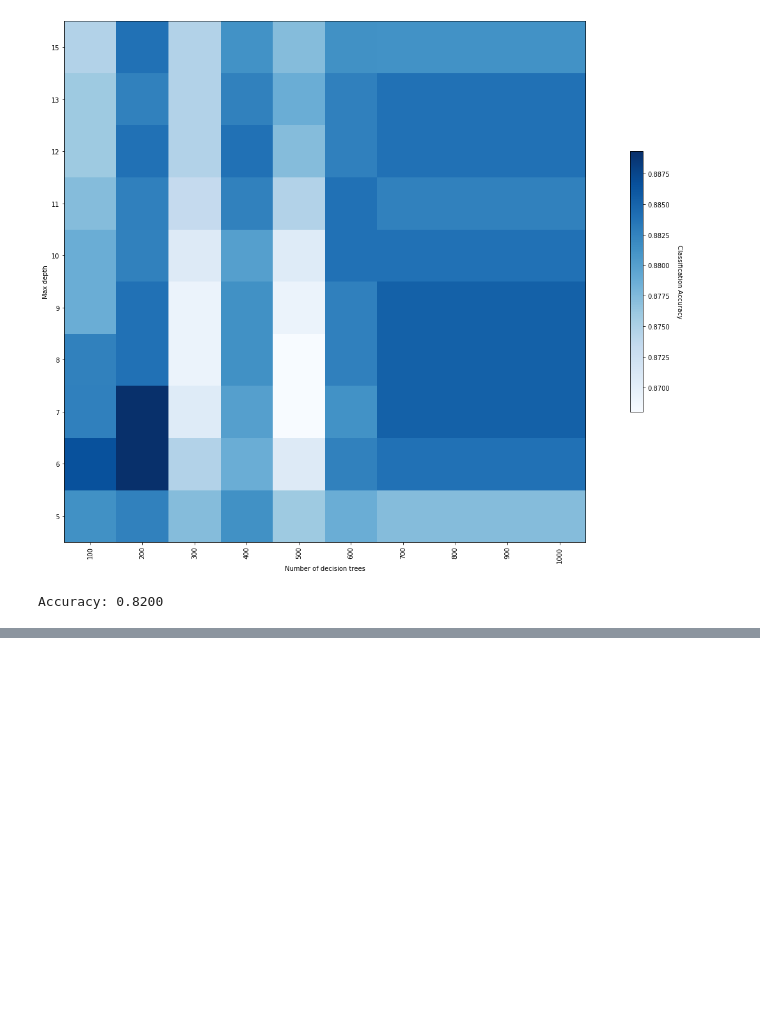
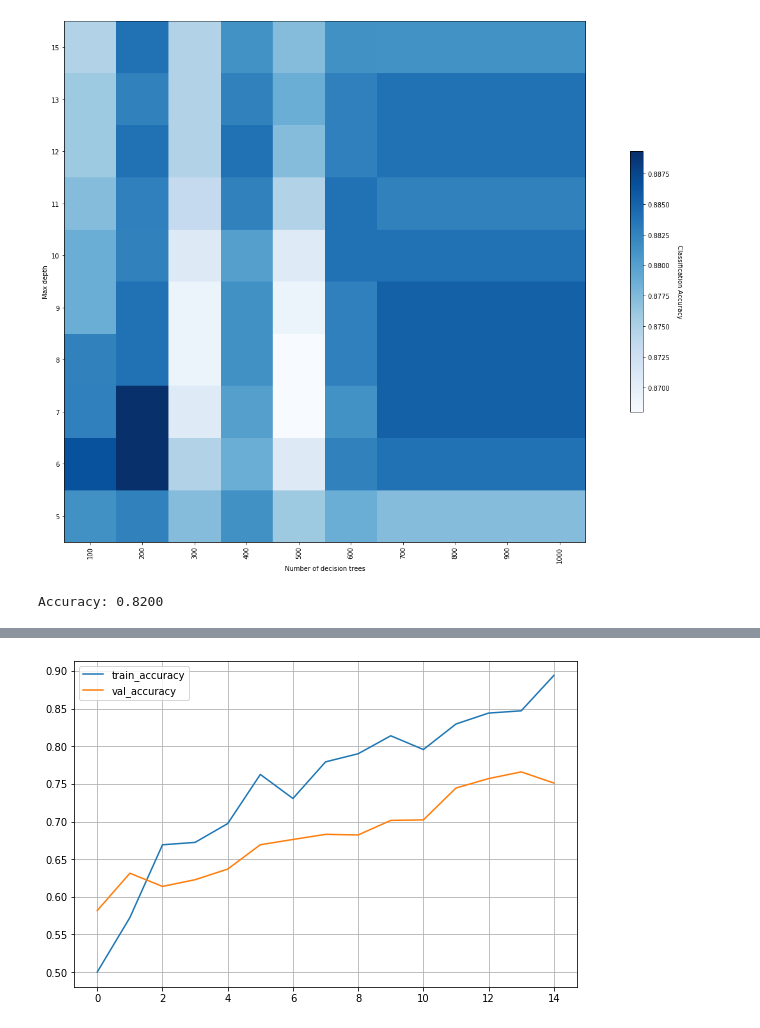
Before and after one commit to penguinwang96825/ML100Days, a Jupyter notebook: homework/Day048/kaggle data science London.ipynb, the cells around one changed output, grey strips where cells are left out. Cells and saved outputs as stored; diff of their text form; code cells hidden in the pictures; blank space fills up the shorter version.

```diff
--- a/homework/Day048/kaggle data science London.ipynb
+++ b/homework/Day048/kaggle data science London.ipynb
@@ -81,0 +228,9 @@ submit.to_csv('Submission.csv', index=False)
+# %%
+plt.figure(figsize=(9, 6))
+plt.plot([-x for x in tab_net.history['train']['metric']], label='train_accuracy')
+plt.plot([-x for x in tab_net.history['valid']['metric']], label='val_accuracy')
+plt.legend()
+plt.grid()
+plt.show()
+# %% [output]
+[figure, added]
```
Also changed, not shown: parts of 10 cells of this notebook, 8 other files.
